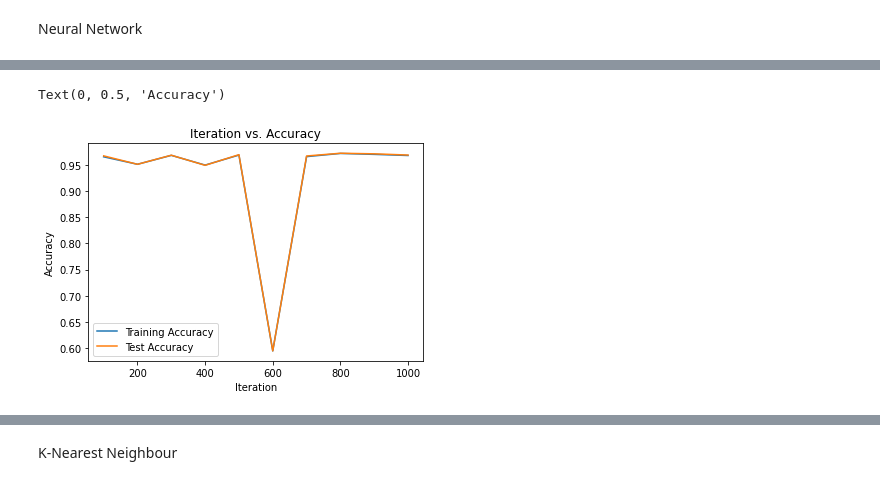
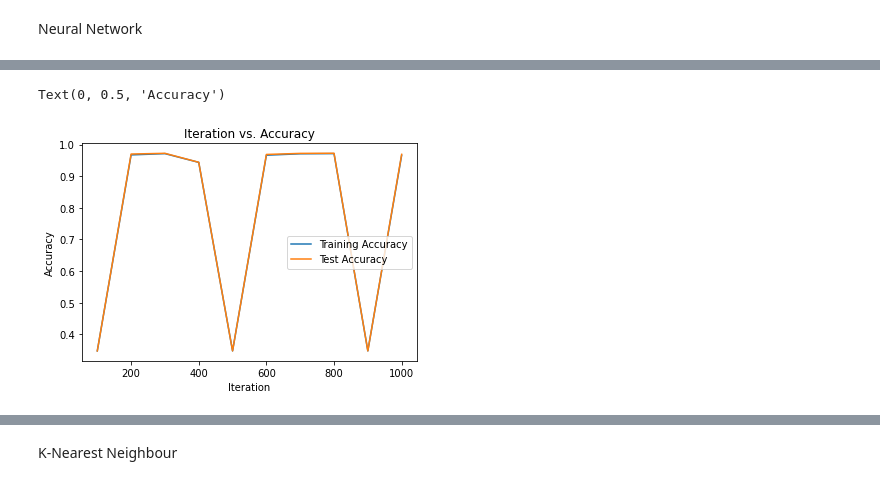
Before and after one commit to Jenil-Vekaria/StellarClassification, a Jupyter notebook: Classification.ipynb, the cells around one changed output, grey strips where cells are left out. Drawn from its saved outputs; the diff is of its cells as text; code cells hidden in the pictures.

```diff
--- a/Classification.ipynb
+++ b/Classification.ipynb
@@ -115,23 +136,19 @@ data = scale(data)
 # %% [markdown]
 Data Splitting
 # %%
-def split_data(train_size, valid_size, data, label):
+def split_data(train_size, data, label):
     # Train-Test datasplit
     dataTrain, dataTest, classTrain, classTest = train_test_split(data, label, train_size=train_size, random_state=1, stratify=label)
 
-    #Train-Validation datasplit
-    dataTrain, dataValid, classTrain, classValid = train_test_split(dataTrain, classTrain, test_size=valid_size, random_state=1, stratify=classTrain)
 
     print("Train: ", dataTrain.shape[0])
     print(classTrain.value_counts())
-    print("Validation: ", dataValid.shape[0])
-    print(classValid.value_counts())
     print("Test: ", dataTest.shape[0])
     print(classTest.value_counts())
     print("Dataset Size: ", data.shape[0])
 
-    return (dataTrain, dataValid, dataTest, classTrain, classValid, classTest)
+    return (dataTrain, dataTest, classTrain, classTest)
 # %%
 # Split the data
-dataTrain, dataValid, dataTest, classTrain, classValid, classTest = split_data(train_size=0.8, valid_size=0.2, data=data, label=classData)
+dataTrain, dataTest, classTrain, classTest = split_data(train_size=0.7, data=data, label=classData)
 # %% [output]
@@ -184,6 +213,6 @@ print(accuracy)
 # %%
 # predicting on validation data
-accuracy = predict(NNModel, dataValid, classValid)
+accuracy = predict(NNModel, dataTest, classTest)
 print(accuracy)
 
 dsp = ConfusionMatrixDisplay.from_estimator(
@@ -203,10 +232,9 @@ plt.show()
 # Test Accuracy vs Iterations
 testAcc = []
 trainAcc = []
-validAcc = []
 
 for iteration in range(100, 1001, 100):
-    NNModel = NeuralNetwork(dataTrain, classTrain, iteration=iteration, hidden_layers=1, layer_size=32)
+    NNModel = NeuralNetwork(dataTrain, classTrain, iteration=iteration, layer_size=32)
 
     # Training Accuracy
     accuracy = predict(NNModel, dataTrain, classTrain)
@@ -216,6 +244,4 @@ for iteration in range(100, 1001, 100):
     accuracy = predict(NNModel, dataTest, classTest)
     testAcc.append(accuracy)
 
-    # Validation Accuracy
-    accuracy = predict(NNModel, dataValid, classValid)
-    validAcc.append(accuracy)
+    print("Iteration ", iteration, "/1000")
@@ -222,11 +259,15 @@ for iteration in range(100, 1001, 100):
 # %%
 iteration = list(range(100,1001,100))
+
+accMax = max(testAcc)
+accXPos = testAcc.index(accMax) * 100 + 100
+
 
 plt.plot(iteration,trainAcc,'-',iteration,testAcc,'-')
 plt.legend(['Training Accuracy','Test Accuracy'])
 plt.title("Iteration vs. Accuracy")
 plt.xlabel('Iteration')
 plt.ylabel('Accuracy')
 # %% [output]
 Text(0, 0.5, 'Accuracy')
-[figure, old version]
+[figure, new version]
```
Also changed, not shown: parts of 32 cells of this notebook, 4 other files.
